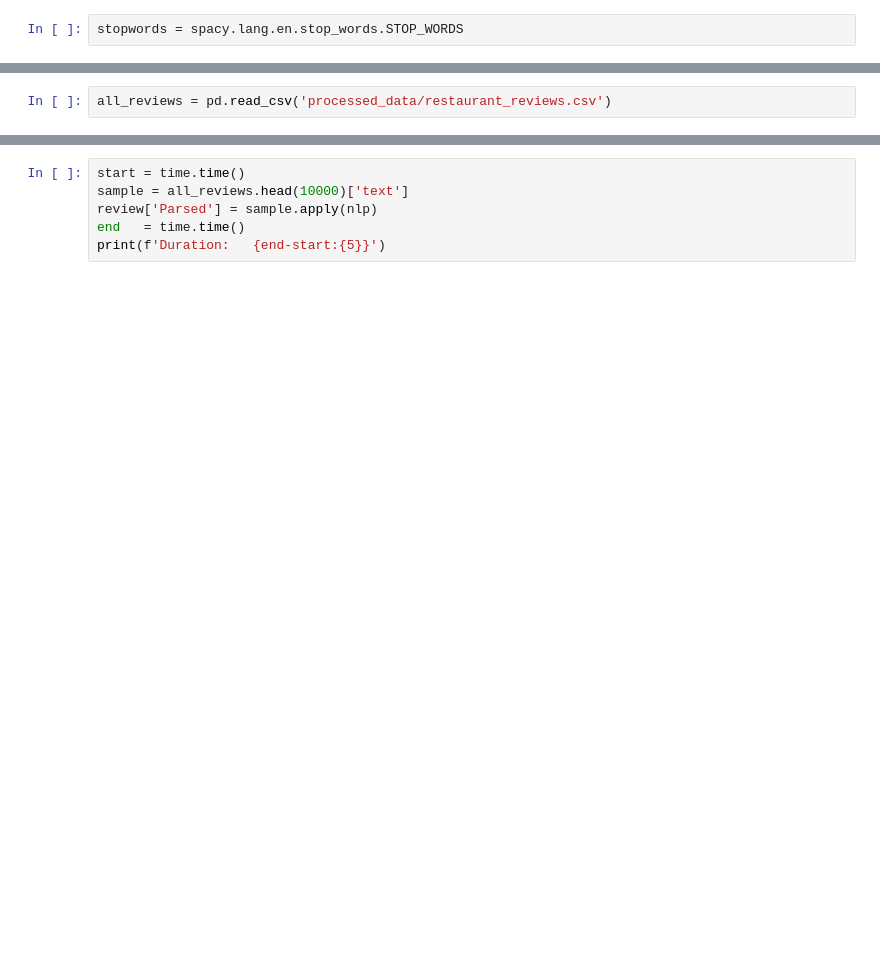
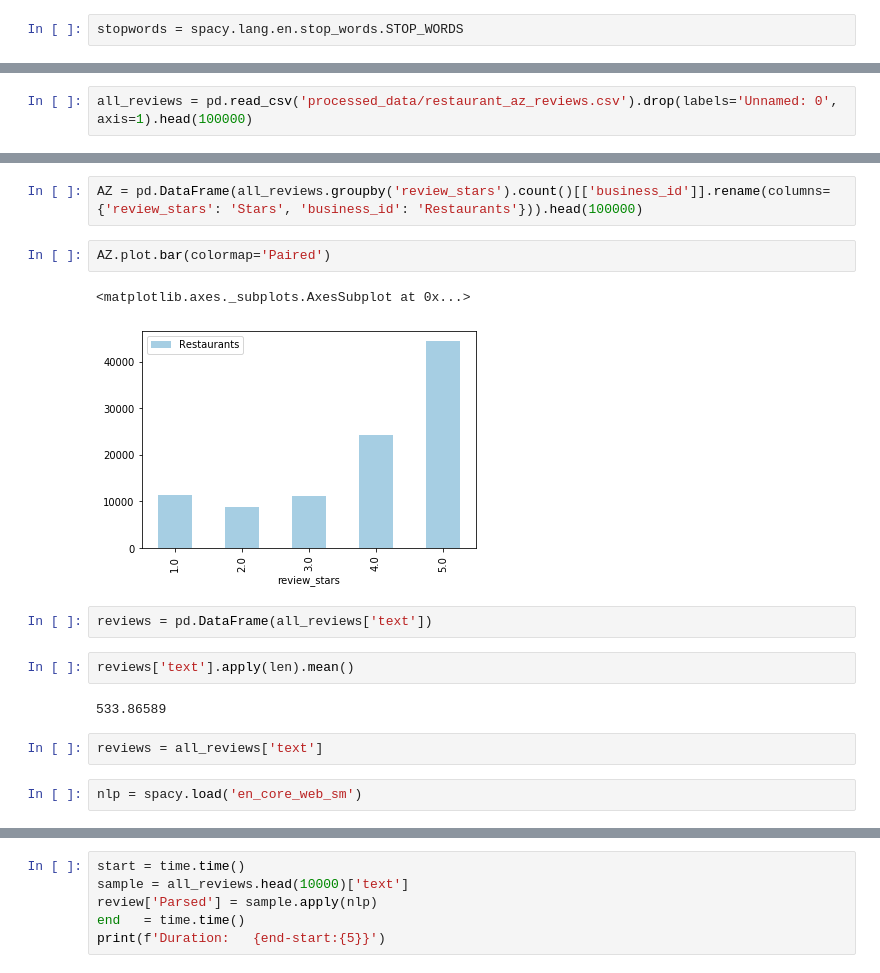
Before and after one commit to AsadBinImtiaz/CS410_UIUC, a Jupyter notebook: tech_review.ipynb, the cells around one changed output, grey strips where cells are left out. Saved outputs shown, nothing was run; the diff lists cells and outputs as text; blank space fills up the shorter version.

```diff
--- a/tech_review.ipynb
+++ b/tech_review.ipynb
@@ -36,3 +90,3 @@ stopwords.remove('much')
 # %%
-all_reviews = pd.read_csv('processed_data/restaurant_reviews.csv')
+all_reviews = pd.read_csv('processed_data/restaurant_az_reviews.csv').drop(labels='Unnamed: 0', axis=1).head(100000)
 # %%
@@ -39,0 +110,17 @@ all_restaurants = pd.read_csv('processed_data/restaurants.csv').head(10000)
+# %%
+AZ = pd.DataFrame(all_reviews.groupby('review_stars').count()[['business_id']].rename(columns={'review_stars': 'Stars', 'business_id': 'Restaurants'})).head(100000)
+# %%
+AZ.plot.bar(colormap='Paired')
+# %% [output]
+<matplotlib.axes._subplots.AxesSubplot at 0x...>
+[figure, added]
+# %%
+reviews = pd.DataFrame(all_reviews['text'])
+# %%
+reviews['text'].apply(len).mean()
+# %% [output]
+533.86589
+# %%
+reviews = all_reviews['text']
+# %%
+nlp = spacy.load('en_core_web_sm')
```
Also changed, not shown: parts of 20 cells of this notebook, 6 other files.
